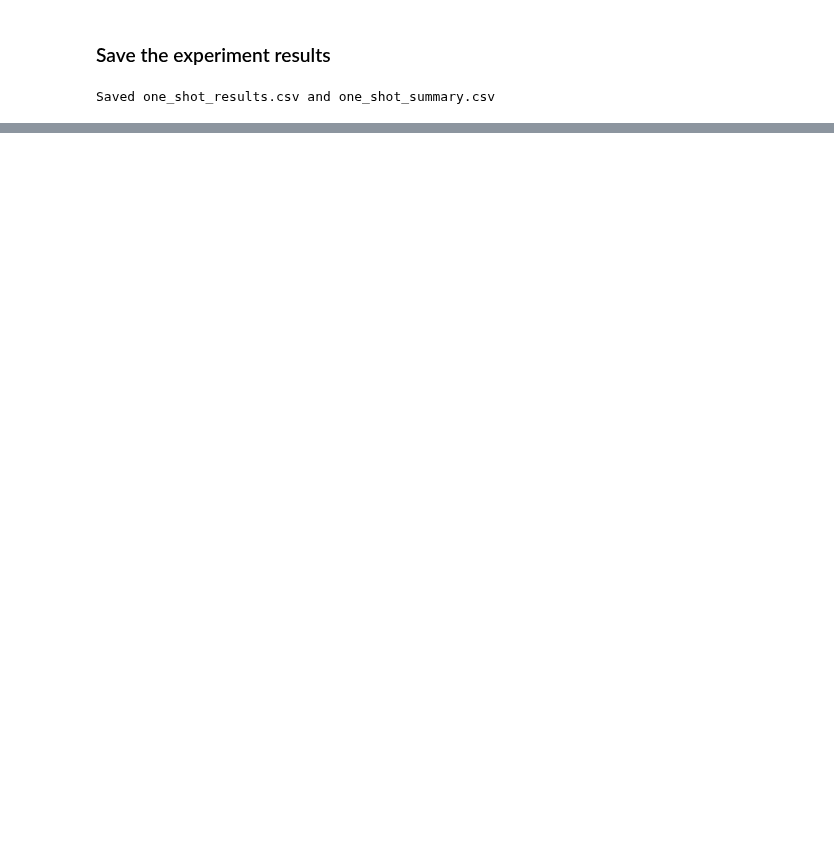
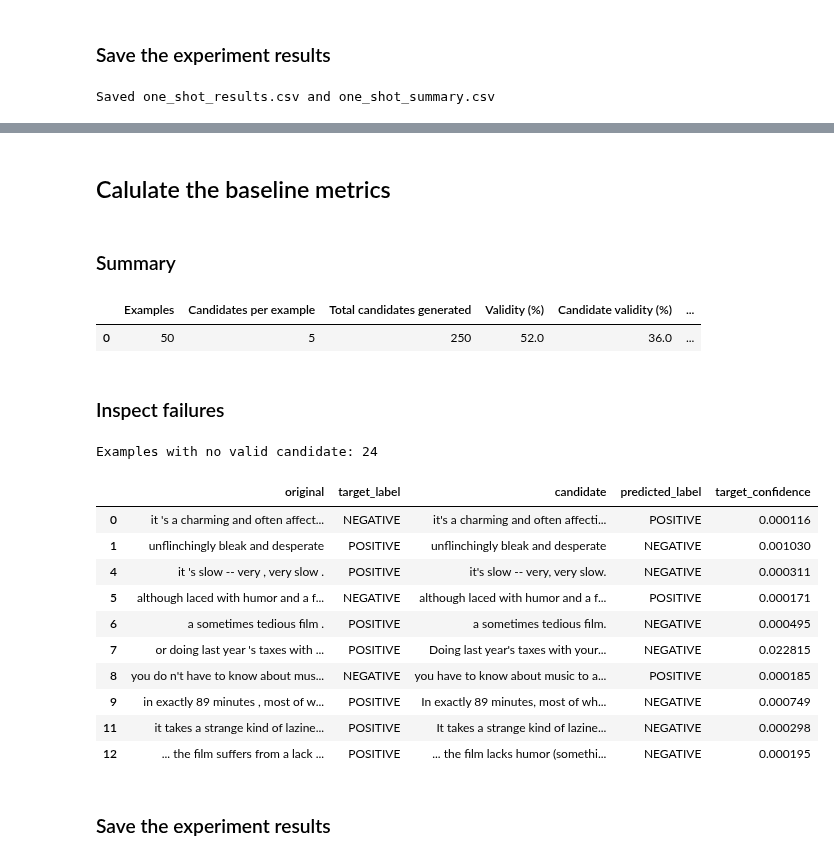
Before and after one commit to SreenathKarthick11/DS5622-Explainable-AI, a Jupyter notebook: Project/XAI_project.ipynb, the cells around one changed output, grey strips where cells are left out. Cells and saved outputs as stored; diff of their text form; code cells hidden in the pictures; blank space fills up the shorter version.

Commit message:
added Multi Candidate Selection

```diff
--- a/Project/XAI_project.ipynb
+++ b/Project/XAI_project.ipynb
@@ -408,0 +604,76 @@ Saved one_shot_results.csv and one_shot_summary.csv
+# %% [markdown]
+## Calulate the baseline metrics
+# %% [markdown]
+### Summary
+# %%
+summary_multi = pd.DataFrame([{
+    "Examples": len(multi_df),
+    "Candidates per example": K,
+    "Total candidates generated": len(candidates_df),
+    "Validity (%)": 100 * multi_df["example_success"].mean(),
+    "Candidate validity (%)": 100 * candidates_df["valid"].mean(),
+    "Mean edit distance (selected)": (
+        multi_df["edit_distance_words"].mean()
+    ),
+    "Mean edit distance (valid selected)": (
+        multi_df.loc[
+            multi_df["example_success"], "edit_distance_words"
+        ].mean()
+    ),
+    "Mean relative edit distance (selected)": (
+        multi_df["relative_edit_distance"].mean()
+    ),
+    "Mean valid candidates per example": (
+        multi_df["valid_candidates"].mean()
+    ),
+    "Total generation time (s)": (
+        multi_df["generation_batch_seconds"].sum()
+    ),
+    "Mean generation time per example (s)": (
+        multi_df["generation_batch_seconds"].mean()
+    ),
+    "Mean prompt tokens per candidate": (
+        candidates_df["prompt_tokens"].mean()
+    ),
+    "Mean generated tokens per candidate": (
+        candidates_df["generated_tokens"].mean()
+    ),
+    "Total generated tokens": (
+        candidates_df["generated_tokens"].sum()
+    ),
+    "Generation batches": len(multi_df),
+    "Candidate generation attempts": len(candidates_df)
+}])
+
+display(summary_multi.round(4))
+# %% [output]
+|  | Examples | Candidates per example | Total candidates generated | Validity (%) | Candidate validity (%) | ... |
+| 0 | 50 | 5 | 250 | 52.0 | 36.0 | ... |
+# %% [markdown]
+### Inspect failures
+# %%
+print("Examples with no valid candidate:",
+      int((~multi_df["example_success"]).sum()))
+
+display(
+    multi_df.loc[
+        ~multi_df["example_success"],
+        ["original", "target_label", "candidate",
+         "predicted_label", "target_confidence"]
+    ].head(10)
+)
+# %% [output]
+Examples with no valid candidate: 24
+|  | original | target_label | candidate | predicted_label | target_confidence |
+| 0 | it 's a charming and often affect... | NEGATIVE | it's a charming and often affecti... | POSITIVE | 0.000116 |
+| 1 | unflinchingly bleak and desperate | POSITIVE | unflinchingly bleak and desperate | NEGATIVE | 0.001030 |
+| 4 | it 's slow -- very , very slow . | POSITIVE | it's slow -- very, very slow. | NEGATIVE | 0.000311 |
+| 5 | although laced with humor and a f... | NEGATIVE | although laced with humor and a f... | POSITIVE | 0.000171 |
+| 6 | a sometimes tedious film . | POSITIVE | a sometimes tedious film. | NEGATIVE | 0.000495 |
+| 7 | or doing last year 's taxes with ... | POSITIVE | Doing last year's taxes with your... | NEGATIVE | 0.022815 |
+| 8 | you do n't have to know about mus... | NEGATIVE | you have to know about music to a... | POSITIVE | 0.000185 |
+| 9 | in exactly 89 minutes , most of w... | POSITIVE | In exactly 89 minutes, most of wh... | NEGATIVE | 0.000749 |
+| 11 | it takes a strange kind of lazine... | POSITIVE | It takes a strange kind of lazine... | NEGATIVE | 0.000298 |
+| 12 | ... the film suffers from a lack ... | POSITIVE | ... the film lacks humor (somethi... | NEGATIVE | 0.000195 |
+# %% [markdown]
+### Save the experiment results
```
Also changed, not shown: parts of 8 cells of this notebook.
